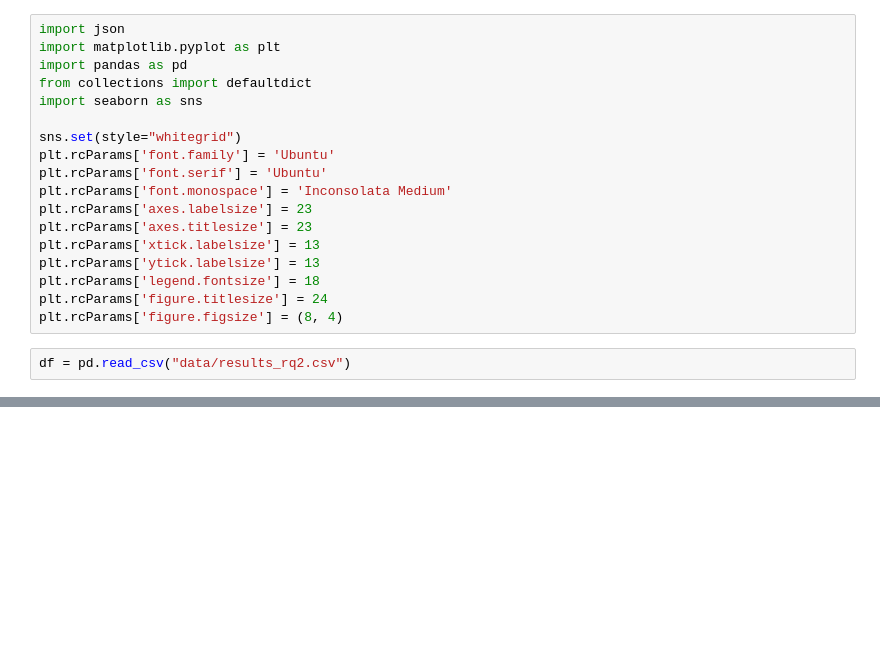
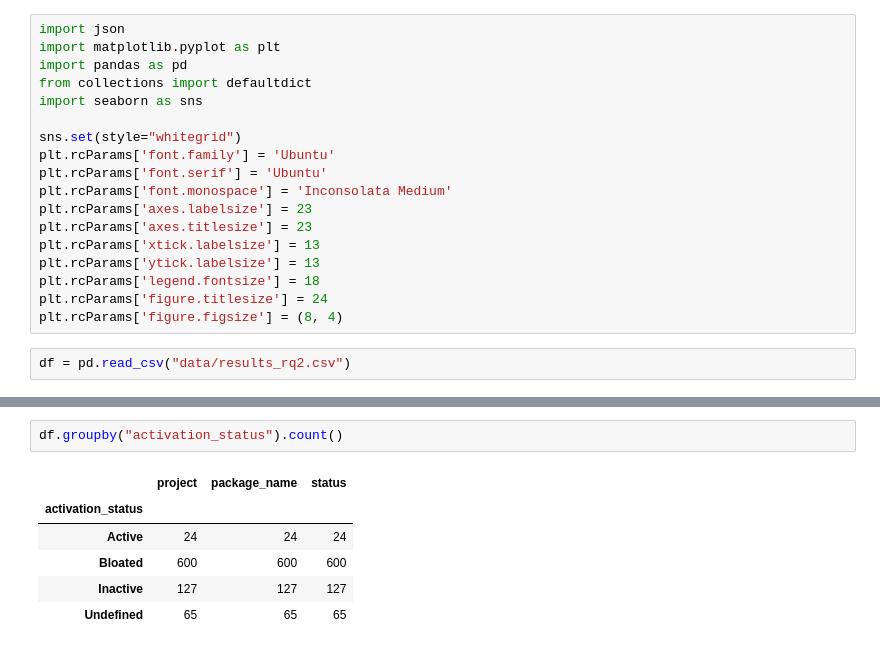
Before and after one commit to gdrosos/bloat-study-artifact, a Jupyter notebook: analysis/rq2.ipynb, the cells around one changed output, grey strips where cells are left out. Cells and saved outputs as stored; diff of their text form; blank space fills up the shorter version.

```diff
--- a/analysis/rq2.ipynb
+++ b/analysis/rq2.ipynb
@@ -38 +37,10 @@ df[df["vulnerable_dependencies_reachable"]!=df["vulnerable_dependencies_bloated_
+# %%
+df.groupby("activation_status").count()
+# %% [output]
+|  | project | package_name | status |
+| activation_status |  |  |  |
+| Active | 24 | 24 | 24 |
+| Bloated | 600 | 600 | 600 |
+| Inactive | 127 | 127 | 127 |
+| Undefined | 65 | 65 | 65 |
 # %%
```
Also changed, not shown: parts of 5 cells of this notebook, 4 other files.
